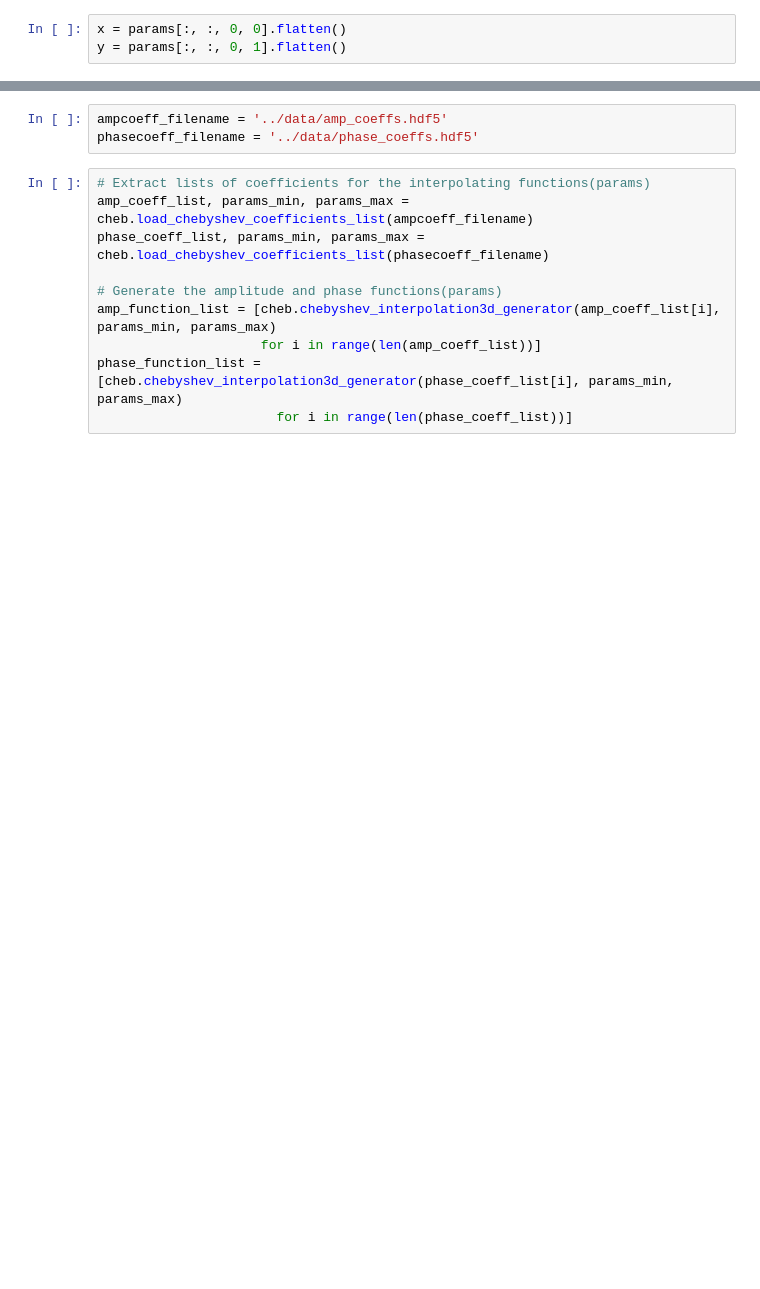
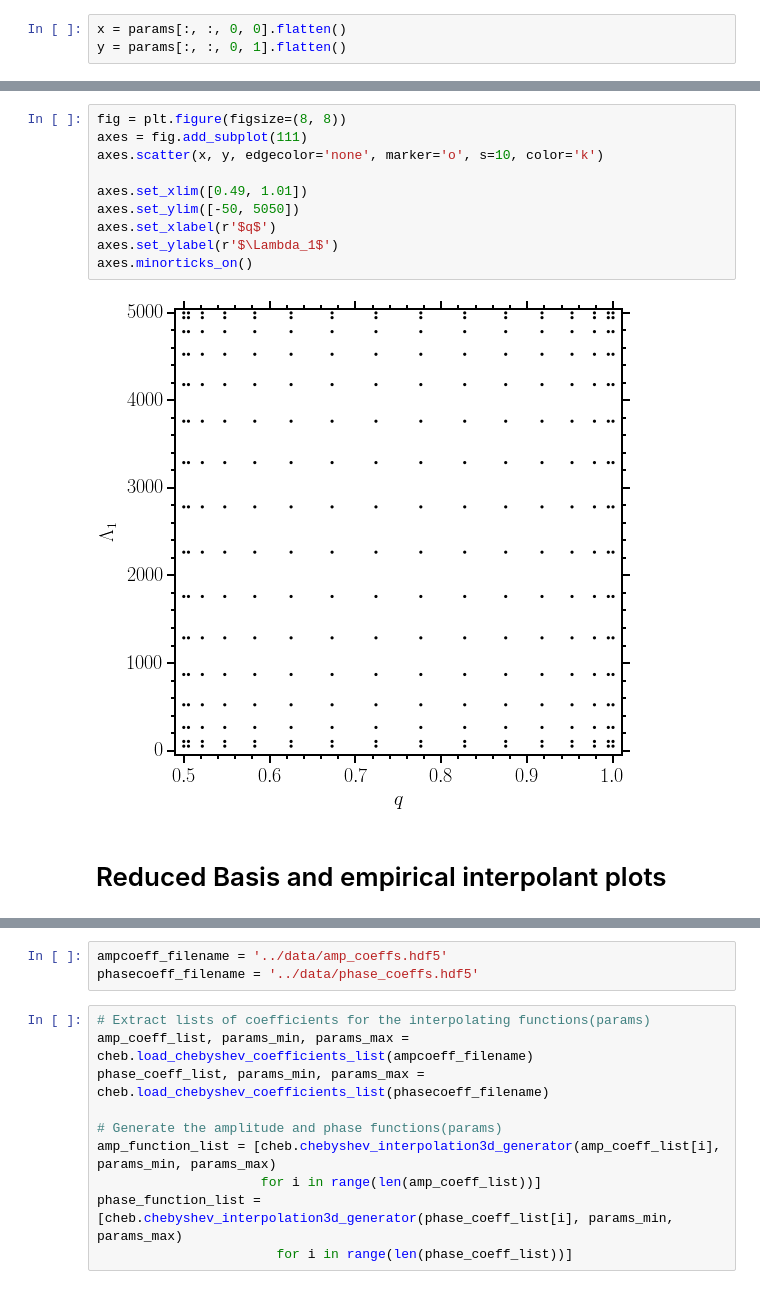
Before and after one commit to benjaminlackey/cbcrom, a Jupyter notebook: notebooks/PaperPlots.ipynb, the cells around one changed output, grey strips where cells are left out. Saved outputs shown, nothing was run; the diff lists cells and outputs as text; blank space fills up the shorter version.

```diff
--- a/notebooks/PaperPlots.ipynb
+++ b/notebooks/PaperPlots.ipynb
@@ -68,0 +138,14 @@ fig.savefig('/home/bdlackey/public_html/ROM/paramspace.pdf',
+# %%
+fig = plt.figure(figsize=(8, 8))
+axes = fig.add_subplot(111)
+axes.scatter(x, y, edgecolor='none', marker='o', s=10, color='k')
+
+axes.set_xlim([0.49, 1.01])
+axes.set_ylim([-50, 5050])
+axes.set_xlabel(r'$q$')
+axes.set_ylabel(r'$\Lambda_1$')
+axes.minorticks_on()
+# %% [output]
+[figure, added]
+# %% [markdown]
+# Reduced Basis and empirical interpolant plots
```
Also changed, not shown: parts of 18 cells of this notebook, 5 other files.
